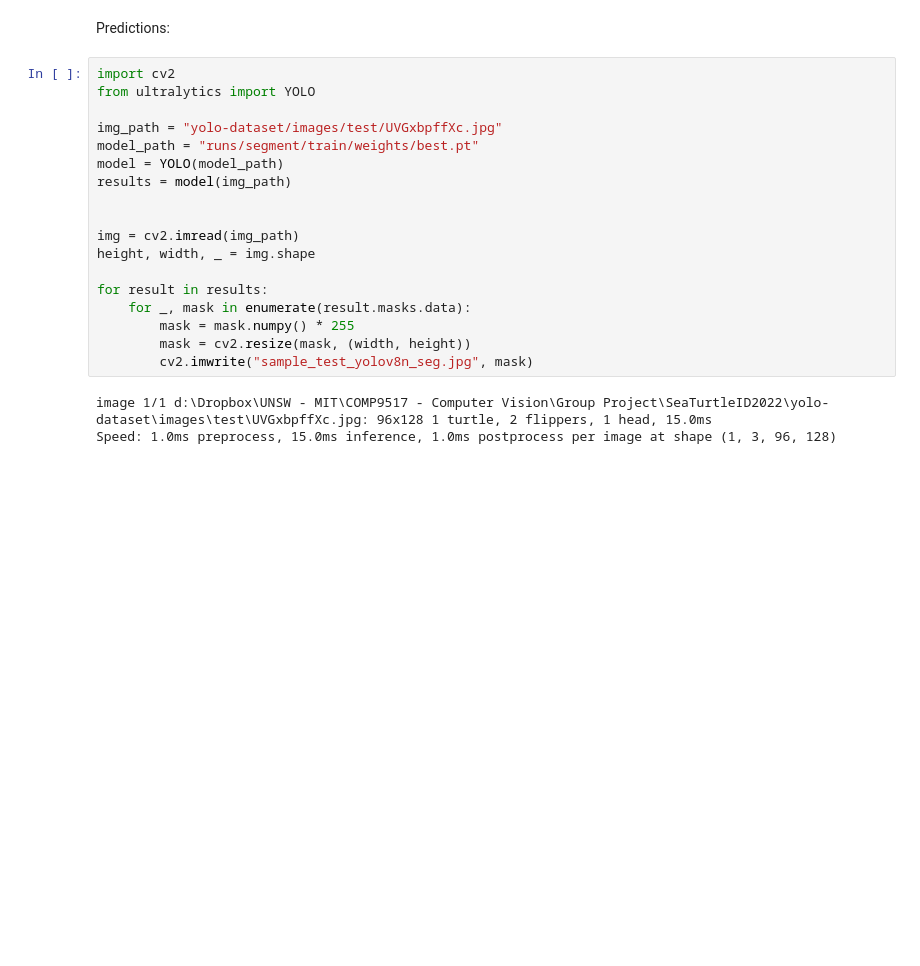
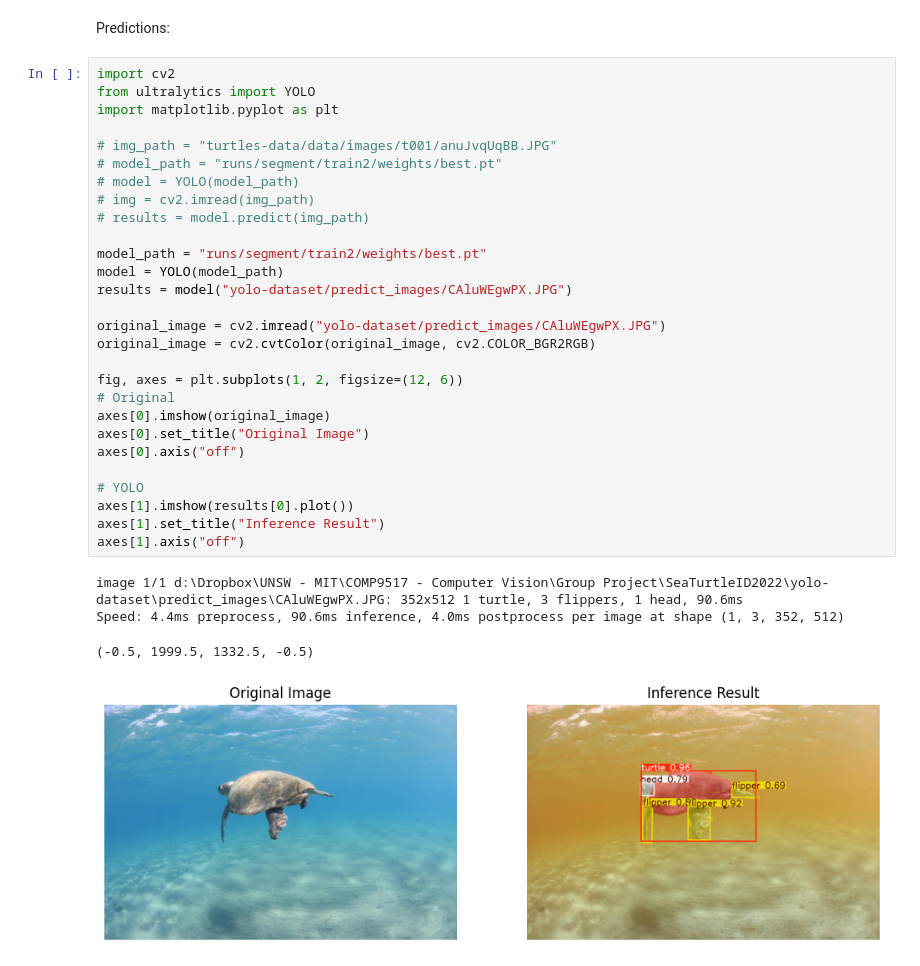
Before and after one commit to hongliang0/SeaTurtleID2022, a Jupyter notebook: yolo.ipynb, the cells around one changed output. Cells and saved outputs as stored; diff of their text form; blank space fills up the shorter version.

Commit message:
feat: finished YOLO model

```diff
--- a/yolo.ipynb
+++ b/yolo.ipynb
@@ -334,23 +326,35 @@ Starting training for 50 epochs...
 # %% [markdown]
 Predictions:
-# %%
-import cv2
-from ultralytics import YOLO
-
-img_path = "yolo-dataset/images/test/UVGxbpffXc.jpg"
-model_path = "runs/segment/train/weights/best.pt"
-model = YOLO(model_path)
-results = model(img_path)
-
-
-img = cv2.imread(img_path)
-height, width, _ = img.shape
-
-for result in results:
-    for _, mask in enumerate(result.masks.data):
-        mask = mask.numpy() * 255
-        mask = cv2.resize(mask, (width, height))
-        cv2.imwrite("sample_test_yolov8n_seg.jpg", mask)
-# %% [output]
-image 1/1 d:\Dropbox\UNSW - MIT\COMP9517 - Computer Vision\Group Project\SeaTurtleID2022\yolo-dataset\images\test\UVGxbpffXc.jpg: 96x128 1 turtle, 2 flippers, 1 head, 15.0ms
-Speed: 1.0ms preprocess, 15.0ms inference, 1.0ms postprocess per image at shape (1, 3, 96, 128)
+# %%
+import cv2
+from ultralytics import YOLO
+import matplotlib.pyplot as plt
+
+# img_path = "turtles-data/data/images/t001/anuJvqUqBB.JPG"
+# model_path = "runs/segment/train2/weights/best.pt"
+# model = YOLO(model_path)
+# img = cv2.imread(img_path)
+# results = model.predict(img_path)
+
+model_path = "runs/segment/train2/weights/best.pt"
+model = YOLO(model_path)
+results = model("yolo-dataset/predict_images/CAluWEgwPX.JPG")
+
+original_image = cv2.imread("yolo-dataset/predict_images/CAluWEgwPX.JPG")
+original_image = cv2.cvtColor(original_image, cv2.COLOR_BGR2RGB)
+
+fig, axes = plt.subplots(1, 2, figsize=(12, 6))
+# Original
+axes[0].imshow(original_image)
+axes[0].set_title("Original Image")
+axes[0].axis("off")
+
+# YOLO
+axes[1].imshow(results[0].plot())
+axes[1].set_title("Inference Result")
+axes[1].axis("off")
+# %% [output]
+image 1/1 d:\Dropbox\UNSW - MIT\COMP9517 - Computer Vision\Group Project\SeaTurtleID2022\yolo-dataset\predict_images\CAluWEgwPX.JPG: 352x512 1 turtle, 3 flippers, 1 head, 90.6ms
+Speed: 4.4ms preprocess, 90.6ms inference, 4.0ms postprocess per image at shape (1, 3, 352, 512)
+(-0.5, 1999.5, 1332.5, -0.5)
+[figure, added]
```
Also changed, not shown: parts of 11 cells of this notebook, 2 other files.
